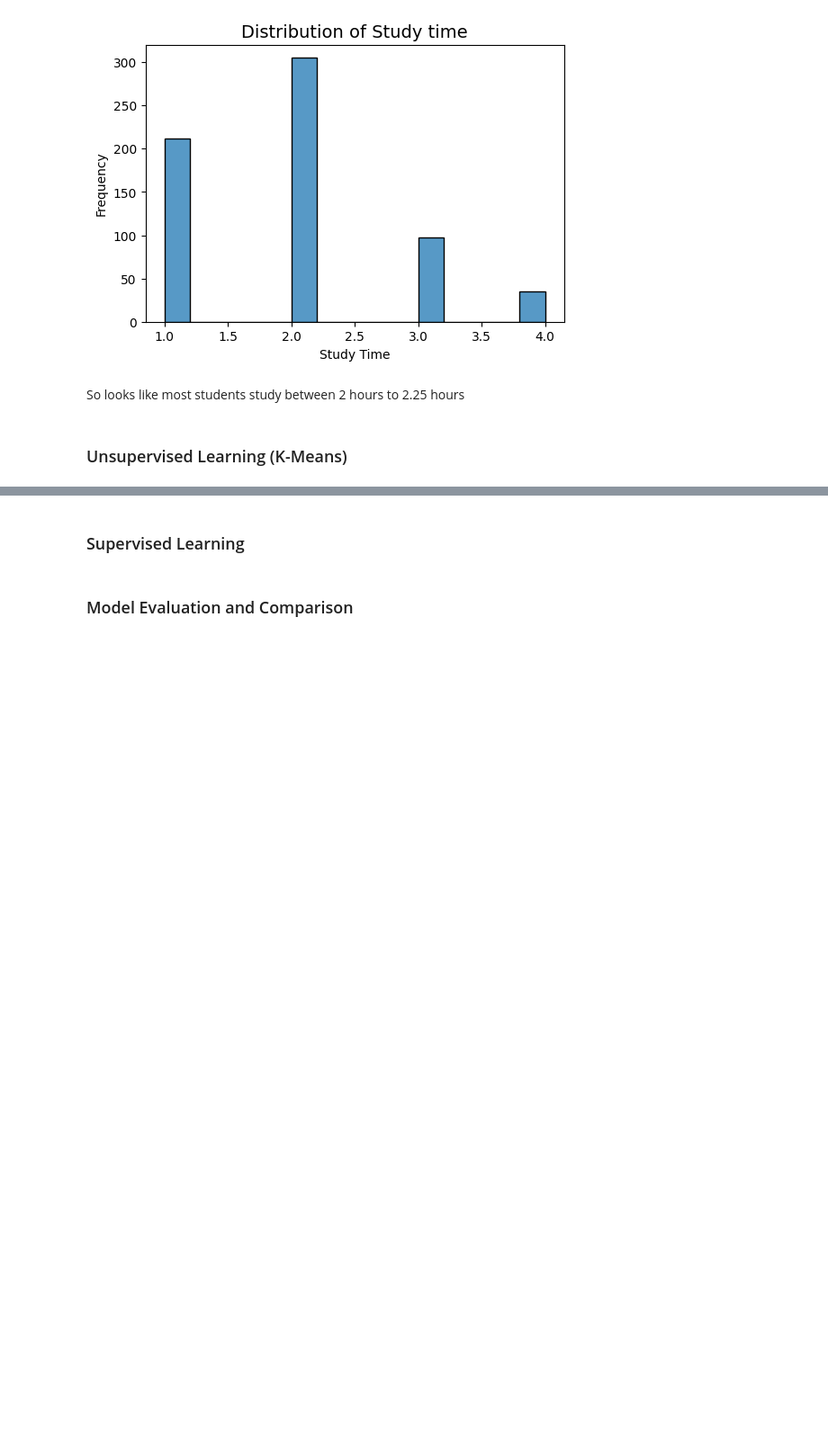
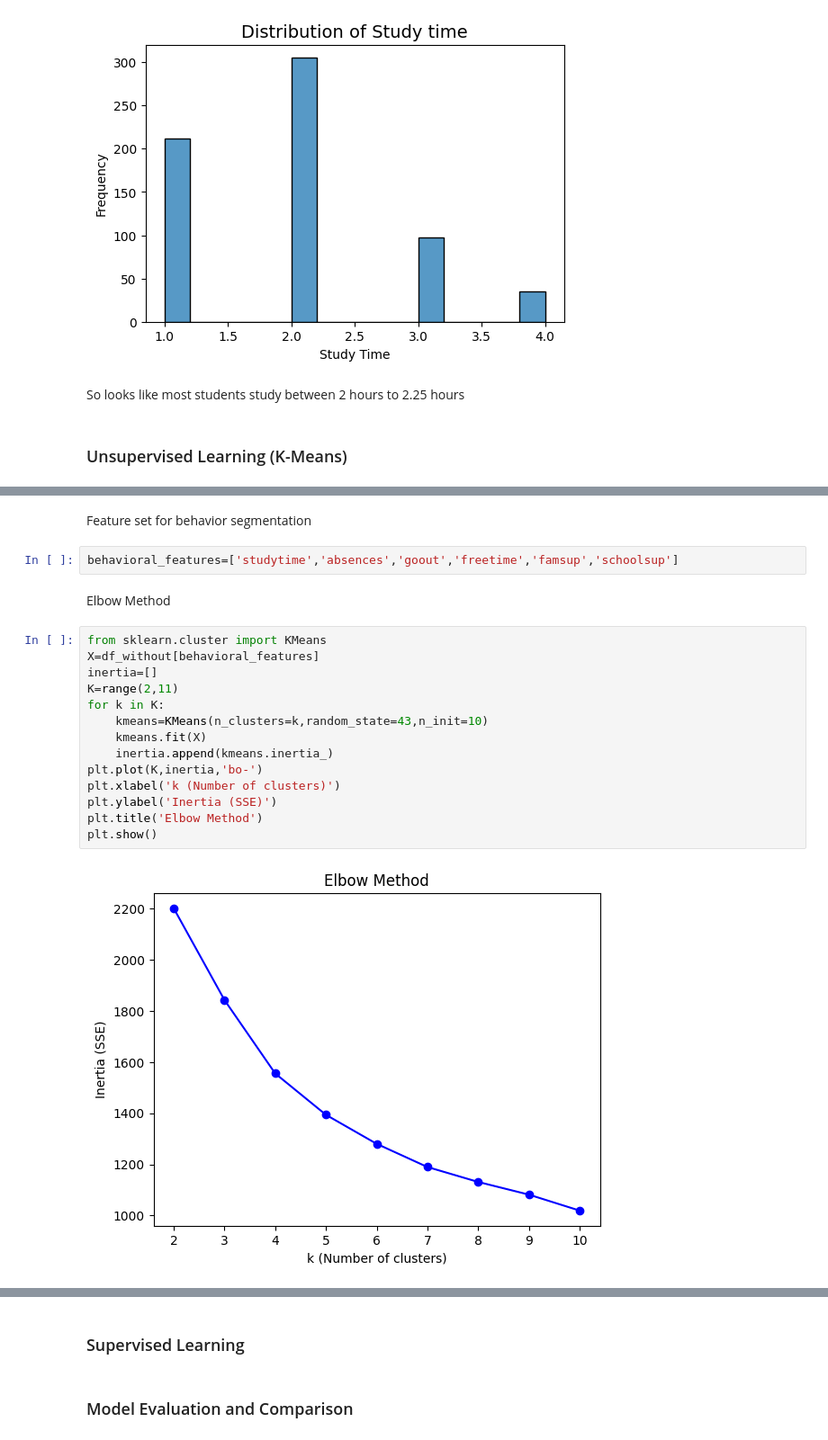
Before and after one commit to Habibahammadprogrammer/StudentsPerformance, a Jupyter notebook: Notebooks/FinalProject.ipynb, the cells around one changed output, grey strips where cells are left out. Shown at 90% size. Saved outputs shown, nothing was run; the diff lists cells and outputs as text; blank space fills up the shorter version.

```diff
--- a/Notebooks/FinalProject.ipynb
+++ b/Notebooks/FinalProject.ipynb
@@ -805,0 +821,22 @@ So looks like most students study between 2 hours to 2.25 hours
+# %% [markdown]
+Feature set for behavior segmentation
+# %%
+behavioral_features=['studytime','absences','goout','freetime','famsup','schoolsup']
+# %% [markdown]
+Elbow Method
+# %%
+from sklearn.cluster import KMeans
+X=df_without[behavioral_features]
+inertia=[]
+K=range(2,11)
+for k in K:
+    kmeans=KMeans(n_clusters=k,random_state=43,n_init=10)
+    kmeans.fit(X)
+    inertia.append(kmeans.inertia_)
+plt.plot(K,inertia,'bo-')
+plt.xlabel('k (Number of clusters)')
+plt.ylabel('Inertia (SSE)')
+plt.title('Elbow Method')
+plt.show()
+# %% [output]
+[figure, added]
```
Also changed, not shown: parts of 16 cells of this notebook.
